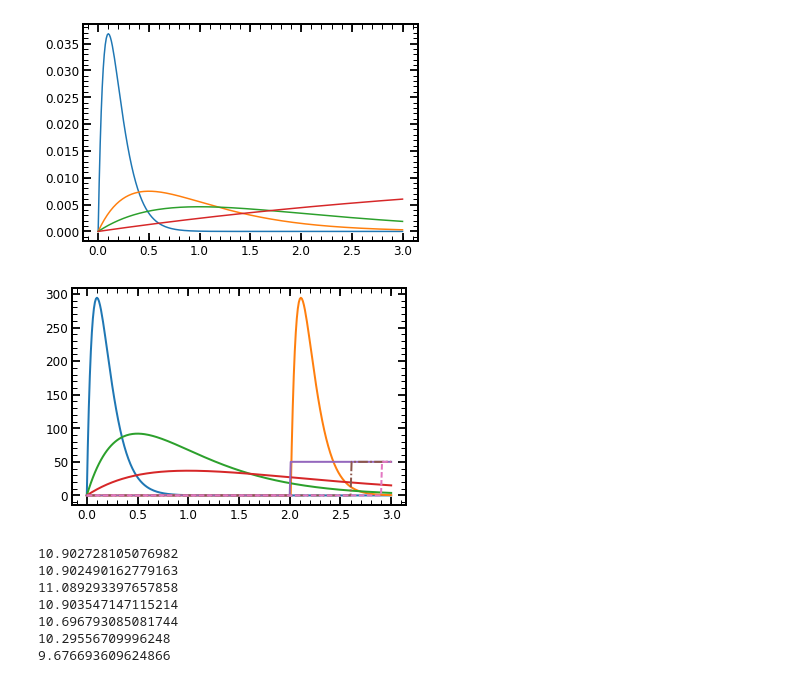
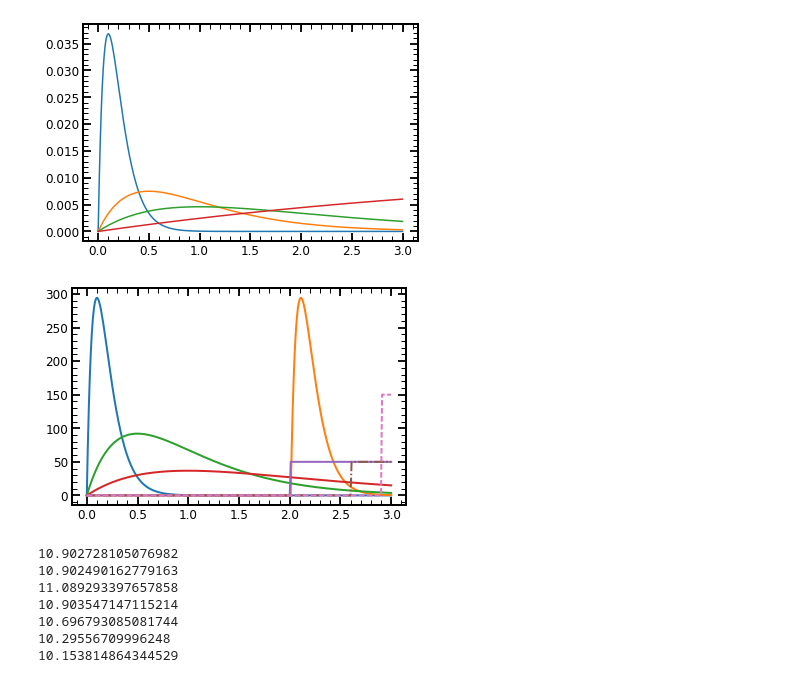
Before and after one commit to stacchella/spec_vs_phot, a Jupyter notebook: data/Construct_Spectra_JWST.ipynb, the cells around one changed output. Drawn from its saved outputs; the diff is of its cells as text; code cells hidden in the pictures.

```diff
--- a/data/Construct_Spectra_JWST.ipynb
+++ b/data/Construct_Spectra_JWST.ipynb
@@ -43,33 +43,33 @@ plt.show()
 # %%
 # set up constant SFHs
 
 t_bulge = np.arange(0.00, 3.01, 0.01)
 SFR_bulge1 = 8000*t_bulge*np.exp(-t_bulge/0.1)
 SFR_bulge2 = np.zeros(len(t_bulge))
 SFR_bulge2[t_bulge>2.0] = 8000*t_bulge[t_bulge<1.0]*np.exp(-t_bulge/0.1)[t_bulge<1.0]
 SFR_bulge3 = 500*t_bulge*np.exp(-t_bulge/0.5)
 
 t_disk = np.arange(0.00, 3.01, 0.01)
 SFR_disk = 100*t_bulge*np.exp(-t_bulge/1.0)
 
 t_clump = np.arange(0.00, 3.01, 0.01)
 SFR_clump1 = np.zeros(len(t_clump))
 SFR_clump1[t_clump>2.0] = 50.0*np.ones(np.sum(t_clump>2.0))
 SFR_clump2 = np.zeros(len(t_clump))
 SFR_clump2[t_clump>2.6] = 50.0*np.ones(np.sum(t_clump>2.6))
 SFR_clump3 = np.zeros(len(t_clump))
-SFR_clump3[t_clump>2.9] = 50.0*np.ones(np.sum(t_clump>2.9))
+SFR_clump3[t_clump>2.9] = 150.0*np.ones(np.sum(t_clump>2.9))
 
 plt.plot(t_bulge, SFR_bulge1, '-', lw=2)
 plt.plot(t_bulge, SFR_bulge2, '-', lw=2)
 plt.plot(t_bulge, SFR_bulge3, '-', lw=2)
 plt.plot(t_disk, SFR_disk, '-', lw=2)
 plt.plot(t_clump, SFR_clump1, '-', lw=2)
 plt.plot(t_clump, SFR_clump2, '-.', lw=2)
 plt.plot(t_clump, SFR_clump3, '--', lw=2)
 plt.show()
 # %% [output]
-[figure, old version]
+[figure, new version]
 # %%
 # mass made
 
@@ -87,7 +87,7 @@ print np.log10(np.trapz(SFR_clump3, 10**9*t_clump))
 10.903547147115214
 10.696793085081744
 10.29556709996248
-9.676693609624866
+10.153814864344529
 # %%
 sp.set_tabular_sfh(t_bulge, SFR_bulge1, Z=None)
 sp.params["logzsol"] = 0.0
```
Also changed, not shown: parts of 6 cells of this notebook, 4 other files.
